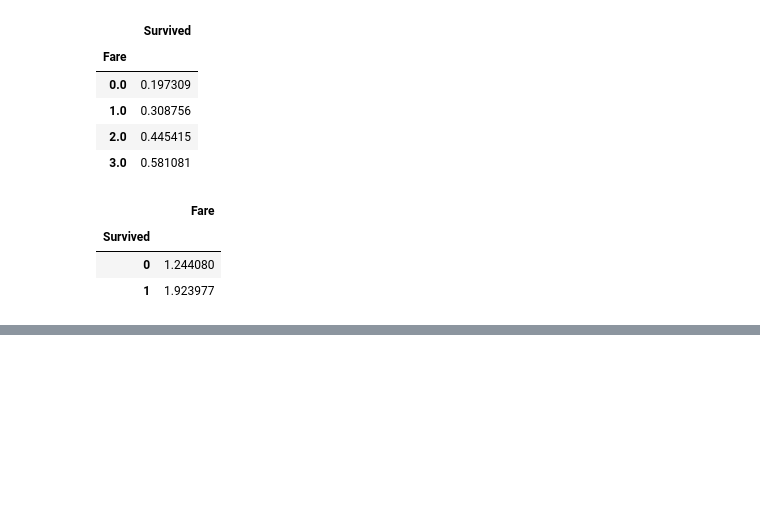
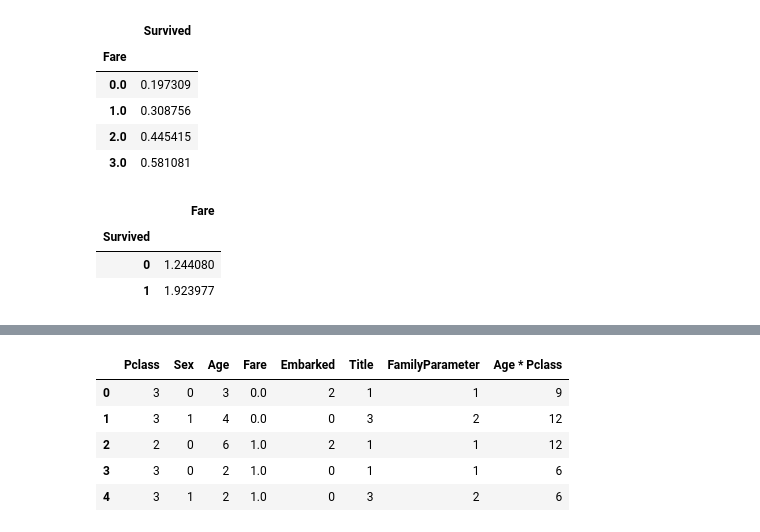
Before and after one commit to sushant2811/KaggleTitanic, a Jupyter notebook: KaggleTitanicSushant.ipynb, the cells around one changed output, grey strips where cells are left out. Cells and saved outputs as stored; diff of their text form; code cells hidden in the pictures; blank space fills up the shorter version.

```diff
--- a/KaggleTitanicSushant.ipynb
+++ b/KaggleTitanicSushant.ipynb
@@ -1409,0 +1429,11 @@ test_df.head(10)
+# %%
+X_test2  = test_df.drop("PassengerId", axis=1)
+# %%
+X_test2.head()
+# %% [output]
+|  | Pclass | Sex | Age | Fare | Embarked | Title | FamilyParameter | Age * Pclass |
+| 0 | 3 | 0 | 3 | 0.0 | 2 | 1 | 1 | 9 |
+| 1 | 3 | 1 | 4 | 0.0 | 0 | 3 | 2 | 12 |
+| 2 | 2 | 0 | 6 | 1.0 | 2 | 1 | 1 | 12 |
+| 3 | 3 | 0 | 2 | 1.0 | 0 | 1 | 1 | 6 |
+| 4 | 3 | 1 | 2 | 1.0 | 0 | 3 | 2 | 6 |
```
Also changed, not shown: parts of 74 cells of this notebook.
